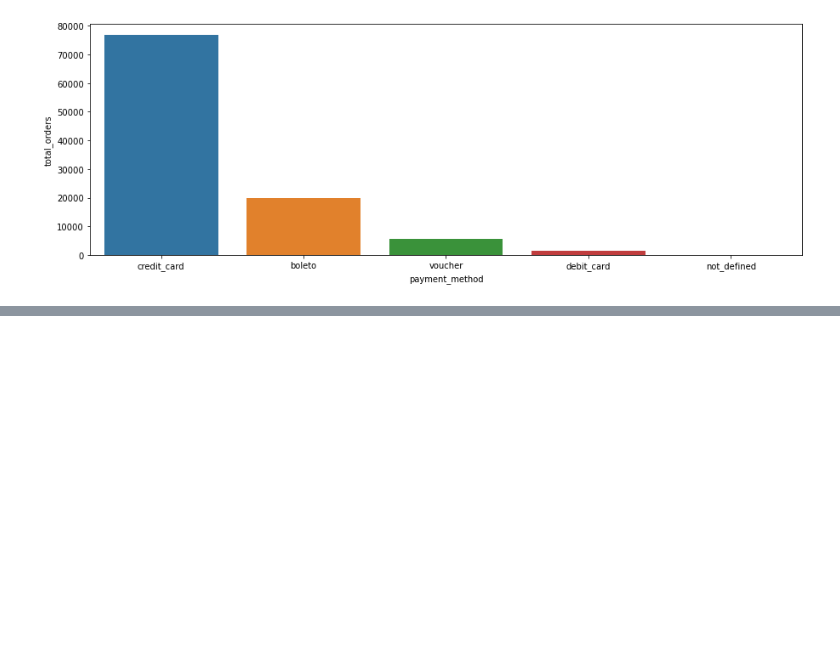
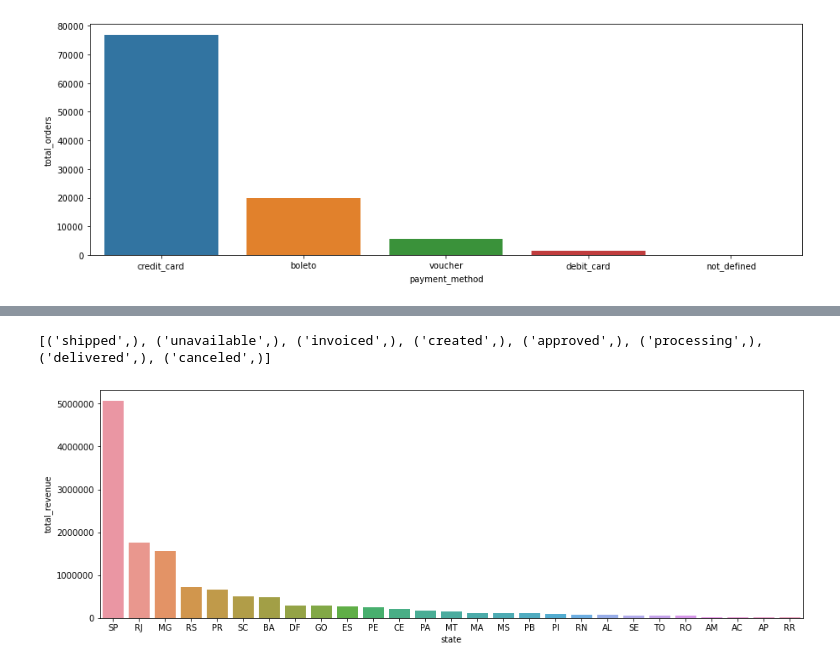
Before and after one commit to pauloreis-ds/olist, a Jupyter notebook: business_questions_insights/notebooks/1.0-pr-data-analysis-postgresql.ipynb, the cells around one changed output, grey strips where cells are left out. Cells and saved outputs as stored; diff of their text form; code cells hidden in the pictures; blank space fills up the shorter version.

```diff
--- a/business_questions_insights/notebooks/1.0-pr-data-analysis-postgresql.ipynb
+++ b/business_questions_insights/notebooks/1.0-pr-data-analysis-postgresql.ipynb
@@ -61,6 +79,7 @@ class QueryBuilder:
         self.where_value = ''
         self.groupby_value = ''
         self.limit_value = ''
+        self.having_value = ''
         self.last_query_value = ''
 
     def select(self, select_arg):
@@ -79,6 +98,9 @@ class QueryBuilder:
         self.groupby_value = groupby_args
         return self
 
+    def having(self, having_value):
+        self.having_value = having_value
+
     def limit(self, limit_args):
         self.limit_value = limit_args
         return self
@@ -89,6 +111,7 @@ class QueryBuilder:
         self.where_value = ''
         self.groupby_value = ''
         self.limit_value = ''
+        self.having_value = ''
         return self
 
     def last_query(self):
@@ -97,6 +120,7 @@ class QueryBuilder:
     def build(self, reset=True):
         where_clause = ''
         groupby_clause = ''
+        having_clause =''
         limit_clause = ''
 
         if self.where_value:
@@ -105,12 +129,15 @@ class QueryBuilder:
             groupby_clause = f'GROUP BY {self.groupby_value}'
         if self.limit_value:
             limit_clause = f'LIMIT {self.limit_value}'
+        if self.having_value:
+            having_clause = f'HAVING {self.having_value}'
 
         self.last_query_value = f"""
            SELECT {self.select_value}
            FROM {self.from_table_name}
            {where_clause}
            {groupby_clause}
+           {having_clause}
            {limit_clause}
         """
 
@@ -118,6 +145,7 @@ class QueryBuilder:
             self.reset()
 
         return self.last_query_value
+
 
 class PostegreSQL:
     def __init__(self, host="localhost", user="postgres", password="********", database="postgres"):
@@ -274,0 +350,19 @@ sns.barplot(data=orders_by_payment.sort_values("total_orders", ascending=False),
+# %%
+print( db.execute("SELECT DISTINCT(order_status) FROM orders") )
+# %% [output]
+[('shipped',), ('unavailable',), ('invoiced',), ('created',), ('approved',), ('processing',), ('delivered',), ('canceled',)]
+# %%
+tables_join = '''orders LEFT JOIN customers ON orders.customer_id = customers.customer_id
+                        LEFT JOIN order_items ON orders.order_id = order_items.order_id'''
+revenue_by_state_query = query.select("customer_state, COUNT(orders.order_id), SUM(price), AVG(price)")\
+                              .from_table(tables_join)\
+                              .where("order_status = 'delivered'").groupby("customer_state").build()
+revenue_by_state_table = db.execute(revenue_by_state_query)
+# %%
+revenue_by_state = pd.DataFrame(revenue_by_state_table, columns=['state','total_orders','total_revenue','mean_revenue'])
+# %%
+fig()
+sns.barplot(data=revenue_by_state.sort_values("total_revenue", ascending=False), x='state', y='total_revenue');
+plt.ticklabel_format(style='plain', axis='y')
+# %% [output]
+[figure, added]
```
Also changed, not shown: parts of 29 cells of this notebook, 2 other files.
